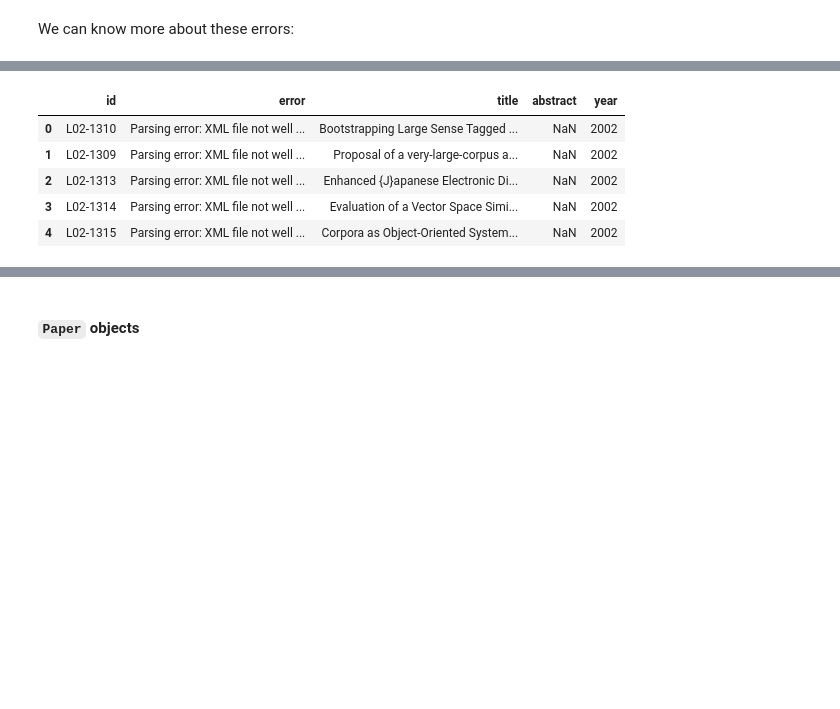
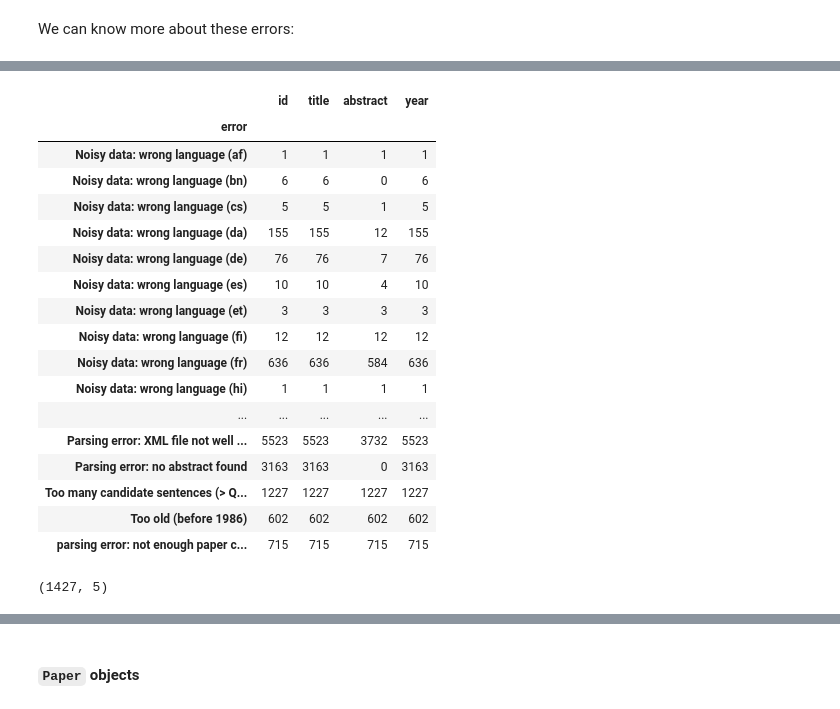
Before and after one commit to ClementineBleuze/claims-in-NLP, a Jupyter notebook: 1-corpus-constitution/corpora-constitution.ipynb, the cells around one changed output, grey strips where cells are left out. Drawn from its saved outputs; the diff is of its cells as text; code cells hidden in the pictures; blank space fills up the shorter version.

Commit message:
updating corpus-constitution files

```diff
--- a/1-corpus-constitution/corpora-constitution.ipynb
+++ b/1-corpus-constitution/corpora-constitution.ipynb
@@ -142,10 +210,26 @@ Errors:
 # %%
 df_errors = pd.read_csv("../data/acl/acl-init-errors.csv")
-df_errors.head()
+df_errors.groupby("error").count()
 # %% [output]
-|  | id | error | title | abstract | year |
-| 0 | L02-1310 | Parsing error: XML file not well ... | Bootstrapping Large Sense Tagged ... | NaN | 2002 |
-| 1 | L02-1309 | Parsing error: XML file not well ... | Proposal of a very-large-corpus a... | NaN | 2002 |
-| 2 | L02-1313 | Parsing error: XML file not well ... | Enhanced {J}apanese Electronic Di... | NaN | 2002 |
-| 3 | L02-1314 | Parsing error: XML file not well ... | Evaluation of a Vector Space Simi... | NaN | 2002 |
-| 4 | L02-1315 | Parsing error: XML file not well ... | Corpora as Object-Oriented System... | NaN | 2002 |
+|  | id | title | abstract | year |
+| error |  |  |  |  |
+| Noisy data: wrong language (af) | 1 | 1 | 1 | 1 |
+| Noisy data: wrong language (bn) | 6 | 6 | 0 | 6 |
+| Noisy data: wrong language (cs) | 5 | 5 | 1 | 5 |
+| Noisy data: wrong language (da) | 155 | 155 | 12 | 155 |
+| Noisy data: wrong language (de) | 76 | 76 | 7 | 76 |
+| Noisy data: wrong language (es) | 10 | 10 | 4 | 10 |
+| Noisy data: wrong language (et) | 3 | 3 | 3 | 3 |
+| Noisy data: wrong language (fi) | 12 | 12 | 12 | 12 |
+| Noisy data: wrong language (fr) | 636 | 636 | 584 | 636 |
+| Noisy data: wrong language (hi) | 1 | 1 | 1 | 1 |
+| ... | ... | ... | ... | ... |
+| Parsing error: XML file not well ... | 5523 | 5523 | 3732 | 5523 |
+| Parsing error: no abstract found | 3163 | 3163 | 0 | 3163 |
+| Too many candidate sentences (> Q... | 1227 | 1227 | 1227 | 1227 |
+| Too old (before 1986) | 602 | 602 | 602 | 602 |
+| parsing error: not enough paper c... | 715 | 715 | 715 | 715 |
+# %%
+df_errors[df_errors["error"].str.startswith("Noisy data: wrong language")].shape
+# %% [output]
+(1427, 5)
```
Also changed, not shown: parts of 58 cells of this notebook, 2 other files.
